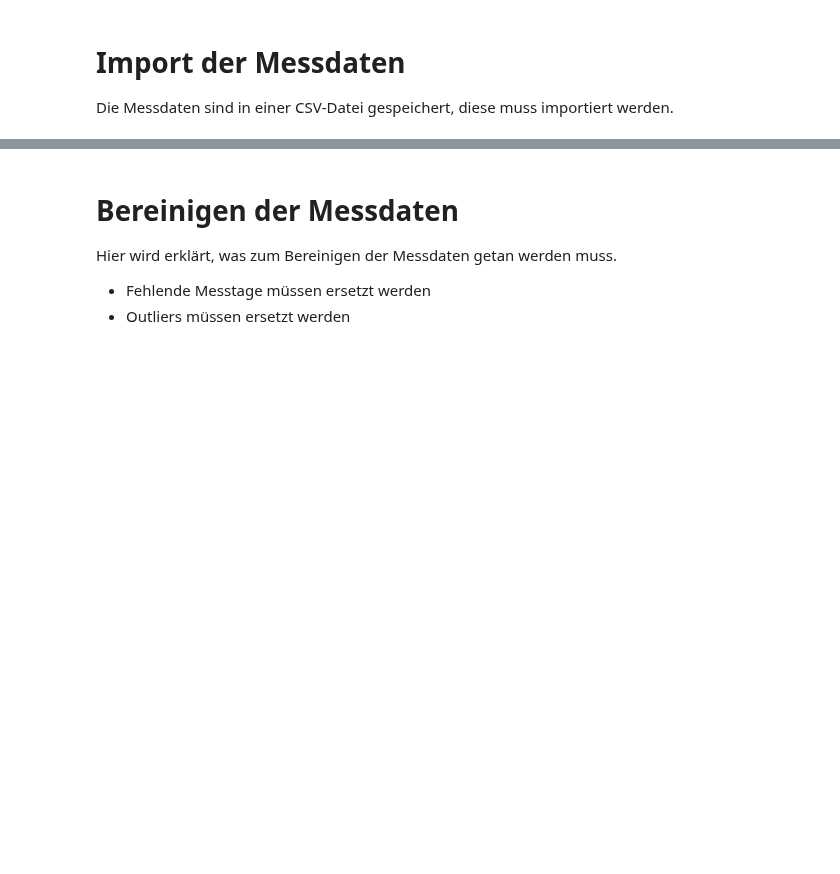
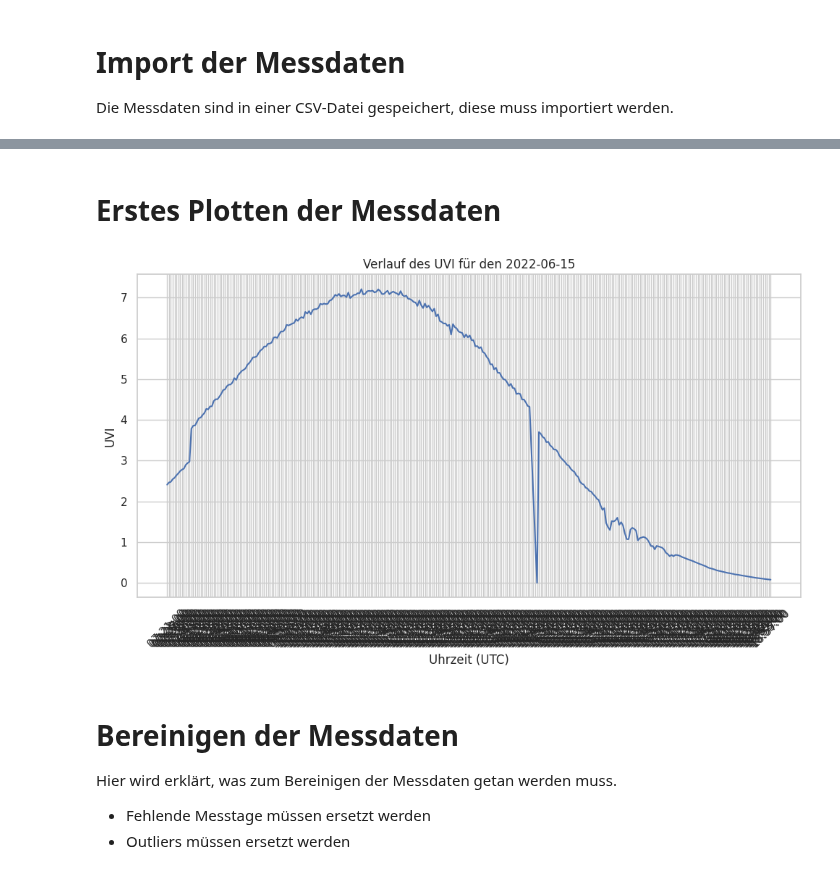
Before and after one commit to rjanow/Masterarbeit, a Jupyter notebook: 1_EDA_and_DataCleaning.ipynb, the cells around one changed output, grey strips where cells are left out. Drawn from its saved outputs; the diff is of its cells as text; code cells hidden in the pictures; blank space fills up the shorter version.

```diff
--- a/1_EDA_and_DataCleaning.ipynb
+++ b/1_EDA_and_DataCleaning.ipynb
@@ -37,0 +45,11 @@ Die Messdaten sind in einer CSV-Datei gespeichert, diese muss importiert werden.
+# %%
+## Code zum Import der Messdaten
+file_list = ['22.06', '22.07']  # Hier wird angegeben, welche Monate importiert werden sollen
+dataframes = []
+
+for filename in file_list:
+    file_path = drive_path + filename
+    df_import = pd.read_csv(file_path)
+    dataframes.append(df_import)
+
+df_UVI_combined = pd.concat(dataframes, ignore_index=True)
@@ -37,0 +64,2 @@ Die Messdaten sind in einer CSV-Datei gespeichert, diese muss importiert werden.
+# %% [markdown]
+# Erstes Plotten der Messdaten
@@ -38,3 +89,28 @@ Die Messdaten sind in einer CSV-Datei gespeichert, diese muss importiert werden.
+# %%
+# Funktion zum Erzeugen einer Liste mit Daten die geplottet werden sollen
+def generate_dates_to_plot(start_date, end_date):
+    date_range = []
+    current_date = start_date
+
+    while current_date <= end_date:
+        date_range.append(current_date.strftime('%Y-%m-%d'))
+        current_date += timedelta(days=1)
+
+    return date_range
+# %%
+# Erzeugen einer Liste mit Daten
+start_date = datetime(2022, 6, 15)
+end_date = datetime(2022, 6, 15)
+
+dates_to_plot = generate_dates_to_plot(start_date, end_date)
+# %%
+# Speicherort für die Plots der täglichen Messdaten
+daily_plots_path = '/content/drive/My Drive/Colab_Notebooks/plot_daily_UVI/'
+# %%
+# Funktion zum Plotten der Messdaten aufrufen
+plot_data_per_day(df_UVI_combined, 'Datum', 'UVI', 'Uhrzeit', dates_to_plot, daily_plots_path)
+# %% [output]
+[figure, added]
 # %% [markdown]
 # Bereinigen der Messdaten
 
```
Also changed, not shown: parts of 12 cells of this notebook.
